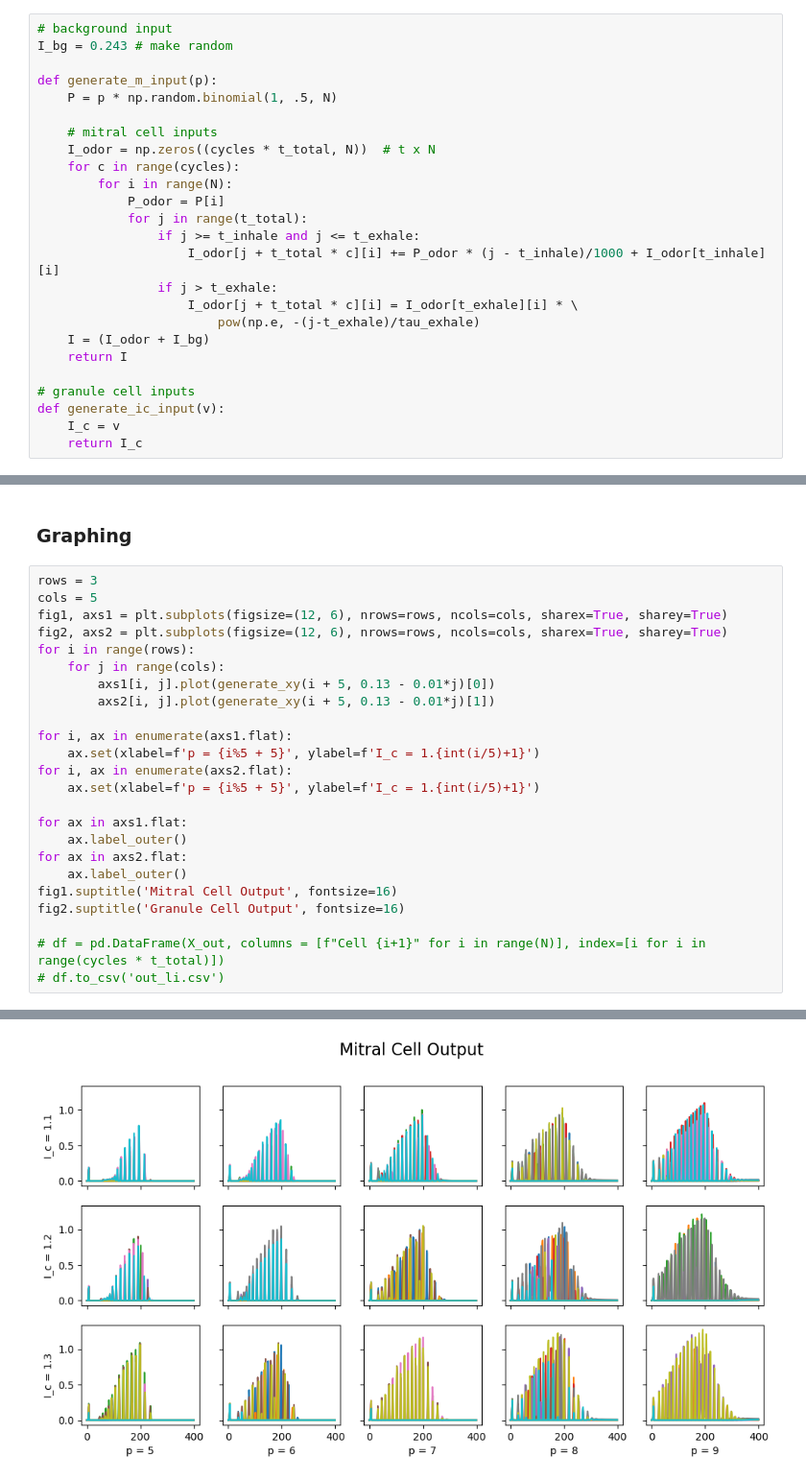
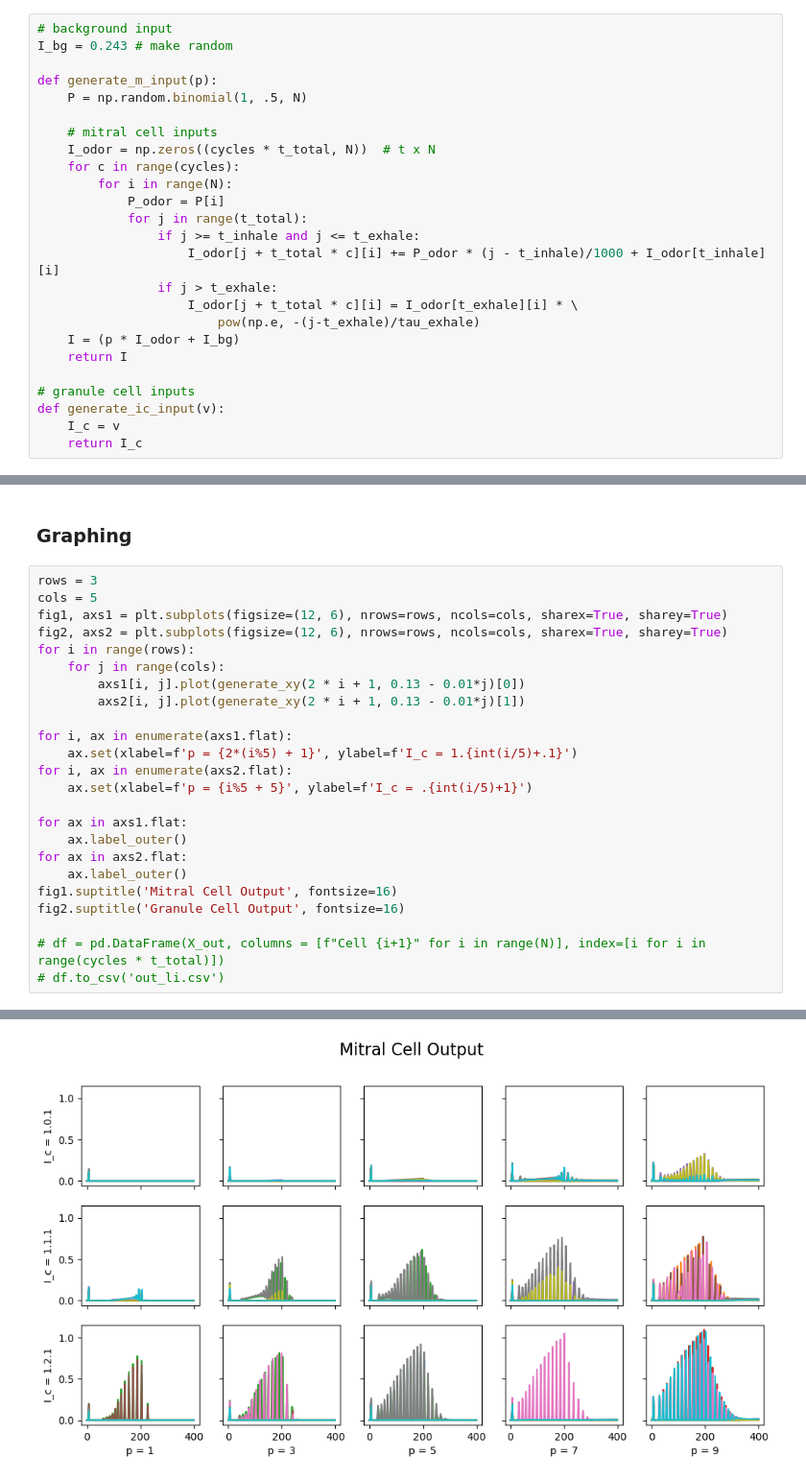
Before and after one commit to jhsieh731/23_research, a Jupyter notebook: 1989_Li.ipynb, the cells around one changed output, grey strips where cells are left out. Shown at 96% size. Saved outputs shown, nothing was run; the diff lists cells and outputs as text.

```diff
--- a/1989_Li.ipynb
+++ b/1989_Li.ipynb
@@ -25,7 +25,7 @@ cycles = 1
 I_bg = 0.243 # make random
 
 def generate_m_input(p):
-    P = p * np.random.binomial(1, .5, N)
+    P = np.random.binomial(1, .5, N)
 
     # mitral cell inputs
     I_odor = np.zeros((cycles * t_total, N))  # t x N
@@ -38,7 +38,7 @@ def generate_m_input(p):
                 if j > t_exhale:
                     I_odor[j + t_total * c][i] = I_odor[t_exhale][i] * \
                         pow(np.e, -(j-t_exhale)/tau_exhale)
-    I = (I_odor + I_bg)
+    I = (p * I_odor + I_bg)
     return I
 
 # granule cell inputs
@@ -144,27 +144,27 @@ def generate_xy(p, v):
 # %%
 rows = 3
 cols = 5
 fig1, axs1 = plt.subplots(figsize=(12, 6), nrows=rows, ncols=cols, sharex=True, sharey=True)
 fig2, axs2 = plt.subplots(figsize=(12, 6), nrows=rows, ncols=cols, sharex=True, sharey=True)
 for i in range(rows):
     for j in range(cols):
-        axs1[i, j].plot(generate_xy(i + 5, 0.13 - 0.01*j)[0])
-        axs2[i, j].plot(generate_xy(i + 5, 0.13 - 0.01*j)[1])
+        axs1[i, j].plot(generate_xy(2 * i + 1, 0.13 - 0.01*j)[0])
+        axs2[i, j].plot(generate_xy(2 * i + 1, 0.13 - 0.01*j)[1])
 
 for i, ax in enumerate(axs1.flat):
-    ax.set(xlabel=f'p = {i%5 + 5}', ylabel=f'I_c = 1.{int(i/5)+1}')
+    ax.set(xlabel=f'p = {2*(i%5) + 1}', ylabel=f'I_c = 1.{int(i/5)+.1}')
 for i, ax in enumerate(axs2.flat):
-    ax.set(xlabel=f'p = {i%5 + 5}', ylabel=f'I_c = 1.{int(i/5)+1}')
+    ax.set(xlabel=f'p = {i%5 + 5}', ylabel=f'I_c = .{int(i/5)+1}')
 
 for ax in axs1.flat:
     ax.label_outer()
 for ax in axs2.flat:
     ax.label_outer()
 fig1.suptitle('Mitral Cell Output', fontsize=16)
 fig2.suptitle('Granule Cell Output', fontsize=16)
 
 # df = pd.DataFrame(X_out, columns = [f"Cell {i+1}" for i in range(N)], index=[i for i in range(cycles * t_total)])
 # df.to_csv('out_li.csv')
 # %% [output]
 Text(0.5, 0.98, 'Granule Cell Output')
-[figure, old version]
+[figure, new version]
```
Also changed, not shown: parts of 3 cells of this notebook.
